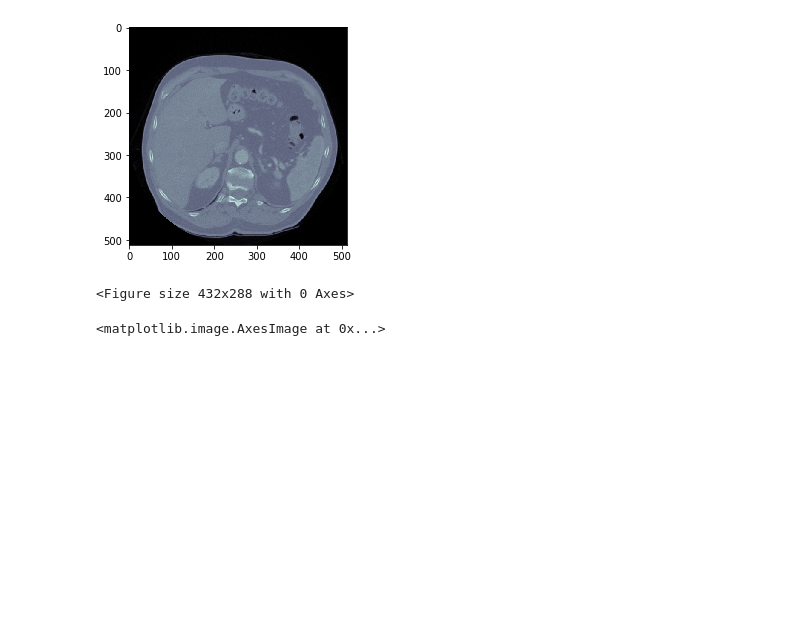
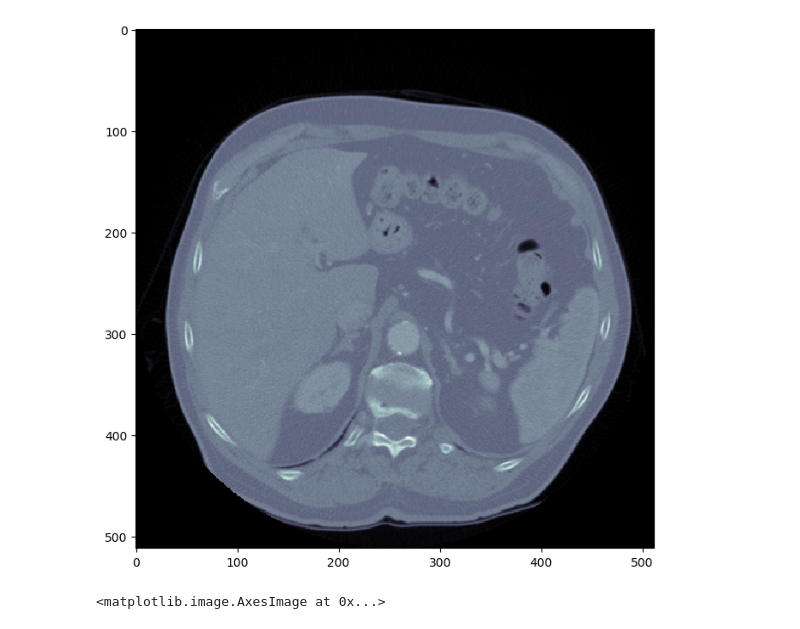
Before and after one commit to amenegotto/pyLiver, a Jupyter notebook: notebook/ImageFiltersExperiments.ipynb, the cells around one changed output. Cells and saved outputs as stored; diff of their text form; code cells hidden in the pictures; blank space fills up the shorter version.

```diff
--- a/notebook/ImageFiltersExperiments.ipynb
+++ b/notebook/ImageFiltersExperiments.ipynb
@@ -20,36 +20,35 @@ import numpy as np
 # Any results you write to the current directory are saved as output.
 lung = pydicom.read_file('c:/temp/000074.dcm')
 
 # convert to HounsField Scale
 image = np.stack(lung.pixel_array)
 
 # Convert to int16 (from sometimes int16),
 # should be possible as values should always be low enough (<32k)
 image = image.astype(np.int16)
 
 # Set outside-of-scan pixels to 1
 # The intercept is usually -1024, so air is approximately 0
 image[image == -2000] = 0
 #image[(image<-500)|(image>500)] = 0
 
 intercept = lung.RescaleIntercept
 slope = lung.RescaleSlope
 
 if slope != 1:
 	image = slope * image.astype(np.float64)
 	image = image.astype(np.int16)
 
 image += np.int16(intercept)
 
 imgs = np.array(image, dtype=np.float64)
 
+plt.figure(figsize = (8,8), dpi=100)
 plt.imshow(imgs, cmap=plt.cm.bone)
-plt.figure()
 #plt.hist(imgs, bins=20)
 plt.show()
 # %% [output]
-[figure, old version]
+[figure, new version]
-<Figure size 432x288 with 0 Axes>
 # %%
 from skimage import data, io, filters
 
```
Also changed, not shown: 3 other files.
